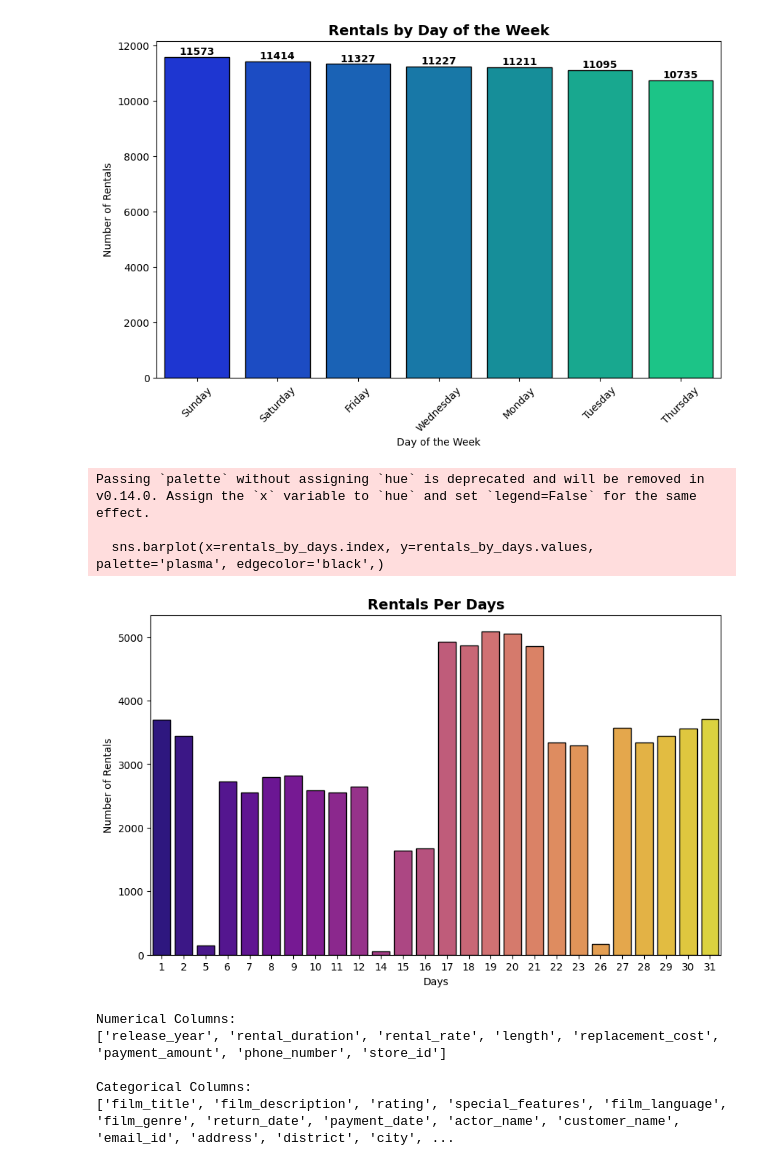
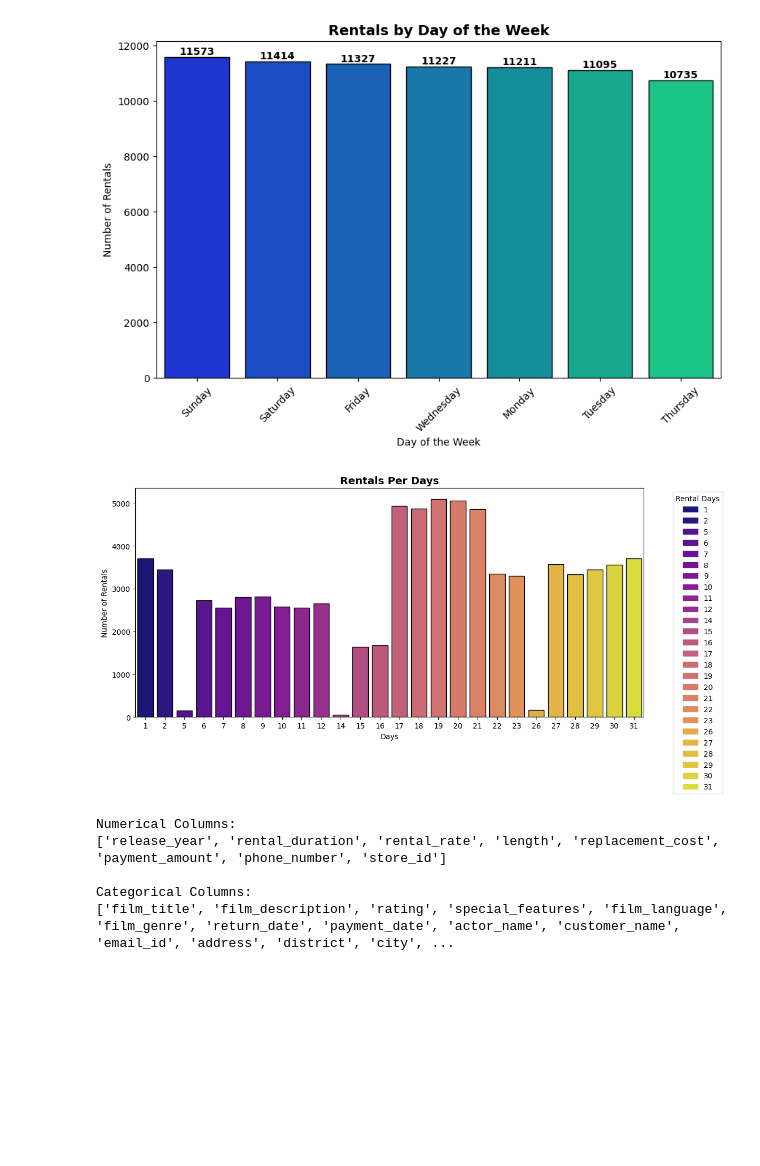
Before and after one commit to Gengatharan1/ds_dvd_rental_analysis, a Jupyter notebook: 1.eda.ipynb, the cells around one changed output. Drawn from its saved outputs; the diff is of its cells as text; code cells hidden in the pictures; blank space fills up the shorter version.

```diff
--- a/1.eda.ipynb
+++ b/1.eda.ipynb
@@ -630,19 +721,25 @@ plt.show()
 # %%
 # Rentals by days
 df['rental_days'] = df['rental_date'].dt.day
 rentals_by_days = df['rental_days'].value_counts().sort_index()
 
-plt.figure(figsize=(10, 6))
-sns.barplot(x=rentals_by_days.index, y=rentals_by_days.values, palette='plasma', edgecolor='black',)
+# Create the plot
+plt.figure(figsize=(12, 6))
+bars = sns.barplot(x=rentals_by_days.index, y=rentals_by_days.values, hue=rentals_by_days.index, palette='plasma', edgecolor='black', legend=False)
 plt.title('Rentals Per Days', fontsize=14, fontweight='bold')
 plt.xlabel('Days')
 plt.ylabel('Number of Rentals')
+
+# Manually create a custom legend and place it on the right
+days = rentals_by_days.index  # Get the unique days
+handles = [plt.Rectangle((0, 0), 1, 1, color=bars.patches[i].get_facecolor()) for i in range(len(days))]
+plt.legend(handles, days, title="Rental Days", bbox_to_anchor=(1.05, 1), loc='upper left')
+
+# Show the plot
+plt.tight_layout()
 plt.show()
 # %% [output]
-Passing `palette` without assigning `hue` is deprecated and will be removed in v0.14.0. Assign the `x` variable to `hue` and set `legend=False` for the same effect.
-
-  sns.barplot(x=rentals_by_days.index, y=rentals_by_days.values, palette='plasma', edgecolor='black',)
-[figure, old version]
+[figure, new version]
 # %%
 # Identify numerical and categorical columns
 numerical_cols = df.select_dtypes(include=['float64', 'int64']).columns.tolist()
```
Also changed, not shown: parts of 6 cells of this notebook, 2 other files.
